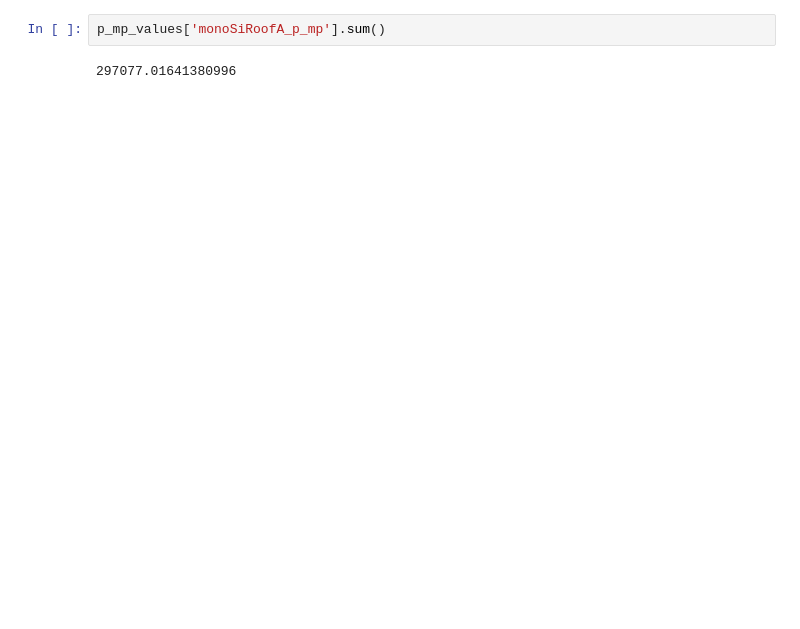
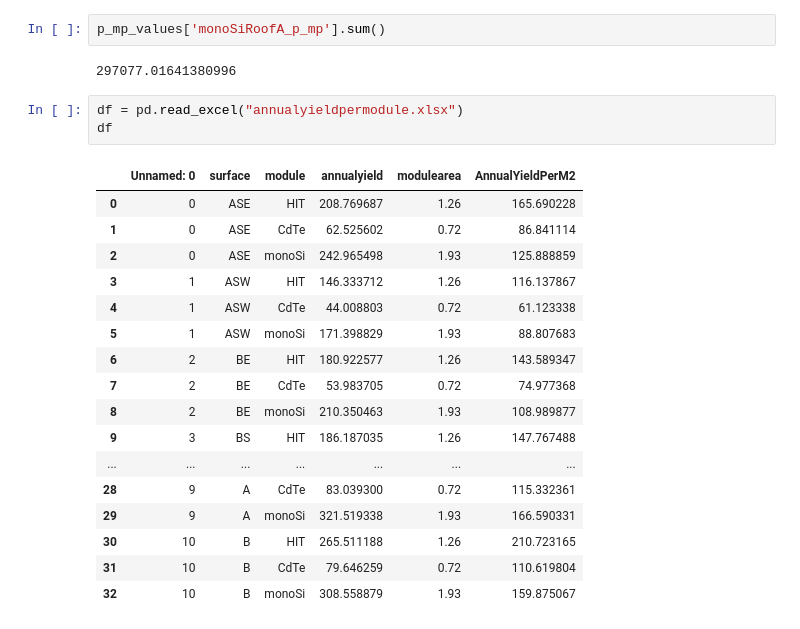
Before and after one commit to ncgarrood/utrechtsmartdistricpartA, a Jupyter notebook: Untitled.ipynb, the cells around one changed output. Cells and saved outputs as stored; diff of their text form; blank space fills up the shorter version.

```diff
--- a/Untitled.ipynb
+++ b/Untitled.ipynb
@@ -968,3 +987,24 @@ p_mp_values['CdTeRoofA_p_mp'].sum()
 p_mp_values['monoSiRoofA_p_mp'].sum()
 # %% [output]
 297077.01641380996
+# %%
+df = pd.read_excel("annualyieldpermodule.xlsx")
+df
+# %% [output]
+|  | Unnamed: 0 | surface | module | annualyield | modulearea | AnnualYieldPerM2 |
+| 0 | 0 | ASE | HIT | 208.769687 | 1.26 | 165.690228 |
+| 1 | 0 | ASE | CdTe | 62.525602 | 0.72 | 86.841114 |
+| 2 | 0 | ASE | monoSi | 242.965498 | 1.93 | 125.888859 |
+| 3 | 1 | ASW | HIT | 146.333712 | 1.26 | 116.137867 |
+| 4 | 1 | ASW | CdTe | 44.008803 | 0.72 | 61.123338 |
+| 5 | 1 | ASW | monoSi | 171.398829 | 1.93 | 88.807683 |
+| 6 | 2 | BE | HIT | 180.922577 | 1.26 | 143.589347 |
+| 7 | 2 | BE | CdTe | 53.983705 | 0.72 | 74.977368 |
+| 8 | 2 | BE | monoSi | 210.350463 | 1.93 | 108.989877 |
+| 9 | 3 | BS | HIT | 186.187035 | 1.26 | 147.767488 |
+| ... | ... | ... | ... | ... | ... | ... |
+| 28 | 9 | A | CdTe | 83.039300 | 0.72 | 115.332361 |
+| 29 | 9 | A | monoSi | 321.519338 | 1.93 | 166.590331 |
+| 30 | 10 | B | HIT | 265.511188 | 1.26 | 210.723165 |
+| 31 | 10 | B | CdTe | 79.646259 | 0.72 | 110.619804 |
+| 32 | 10 | B | monoSi | 308.558879 | 1.93 | 159.875067 |
```
Also changed, not shown: parts of 6 cells of this notebook, 3 other files.
